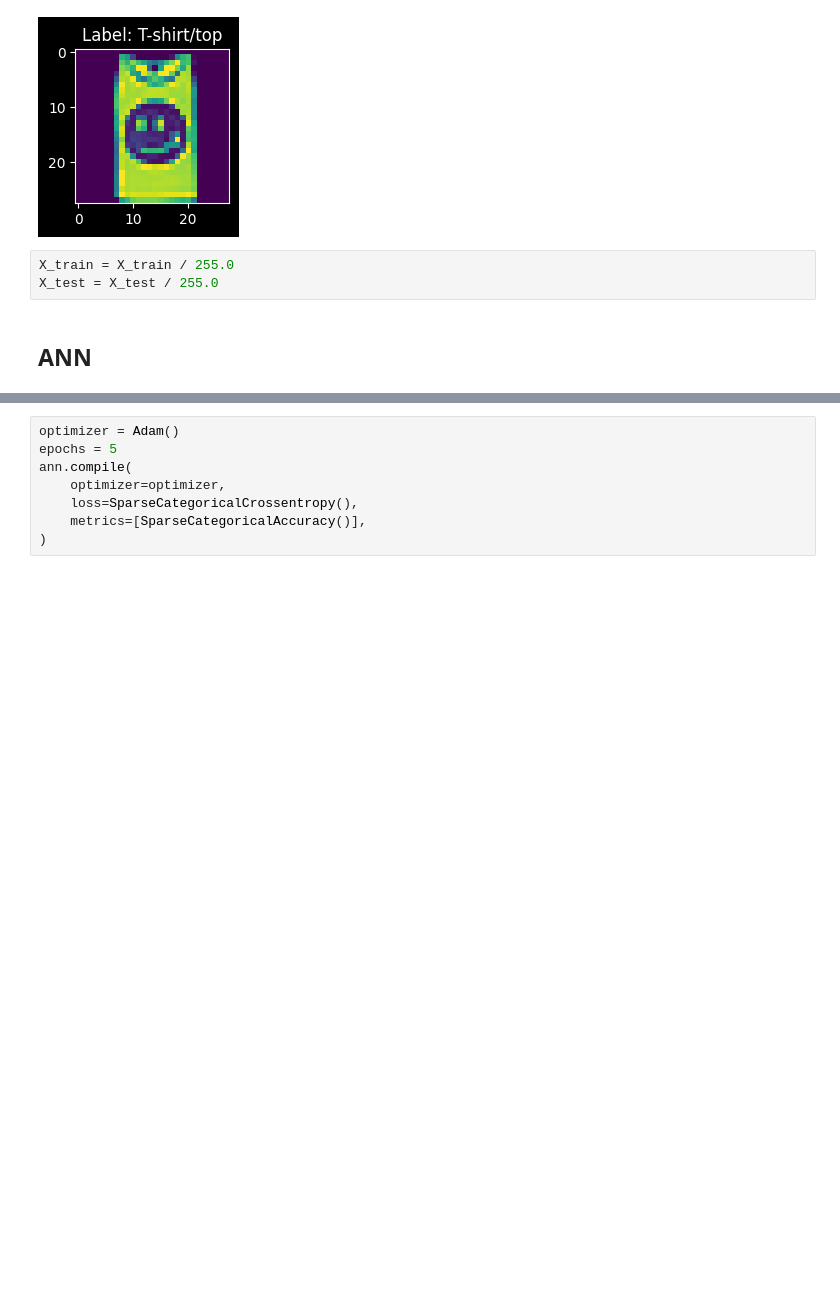
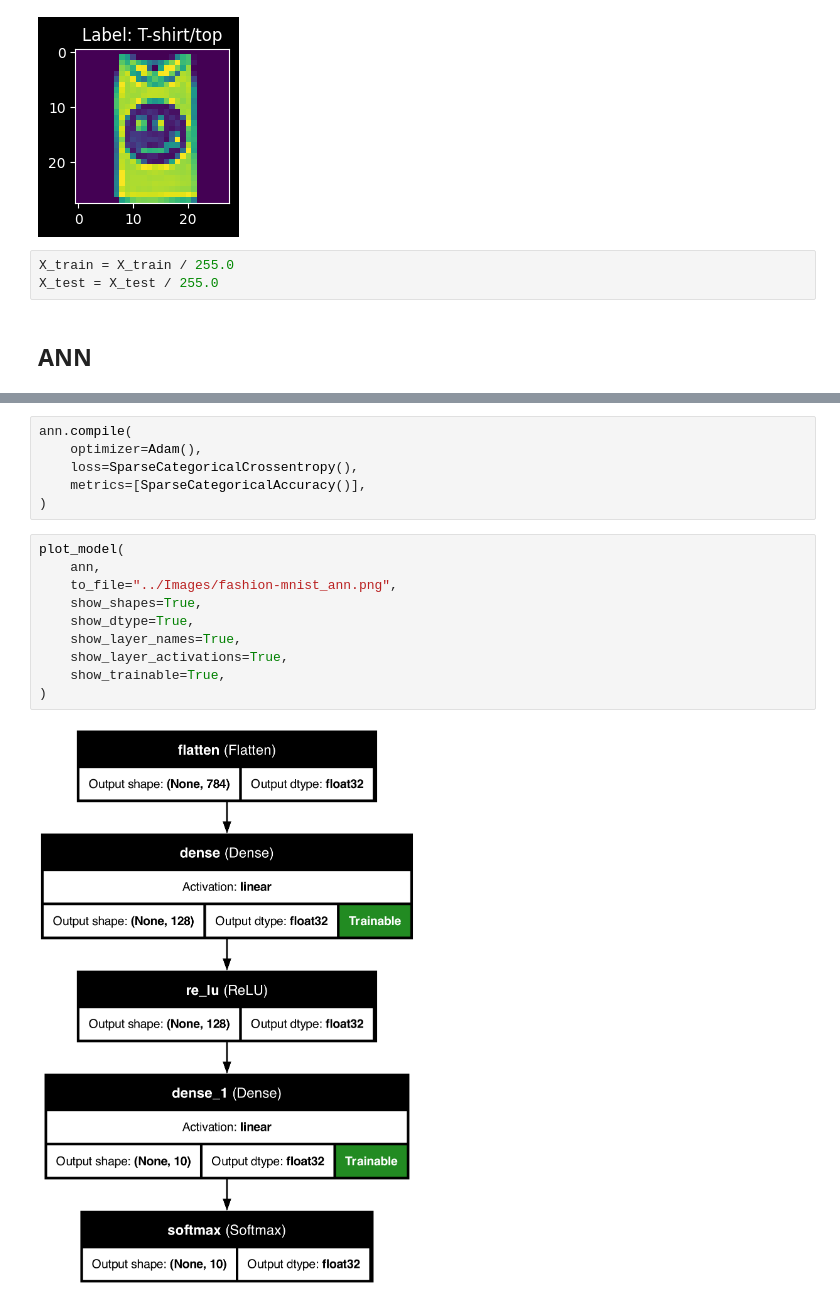
Before and after one commit to debjitpal5040/Deep_Learning_Algorithms, a Jupyter notebook: Tensorflow/fashion-mnist.ipynb, the cells around one changed output, grey strips where cells are left out. Cells and saved outputs as stored; diff of their text form; blank space fills up the shorter version.

```diff
--- a/Tensorflow/fashion-mnist.ipynb
+++ b/Tensorflow/fashion-mnist.ipynb
@@ -100,10 +95,20 @@ _________________________________________________________________
 # %%
-optimizer = Adam()
-epochs = 5
 ann.compile(
-    optimizer=optimizer,
+    optimizer=Adam(),
     loss=SparseCategoricalCrossentropy(),
     metrics=[SparseCategoricalAccuracy()],
 )
+# %%
+plot_model(
+    ann,
+    to_file="../Images/fashion-mnist_ann.png",
+    show_shapes=True,
+    show_dtype=True,
+    show_layer_names=True,
+    show_layer_activations=True,
+    show_trainable=True,
+)
+# %% [output]
+[figure, added]
 # %%
 ann_checkpoint_callback = ModelCheckpoint(
```
Also changed, not shown: parts of 20 cells of this notebook, 26 other files.
